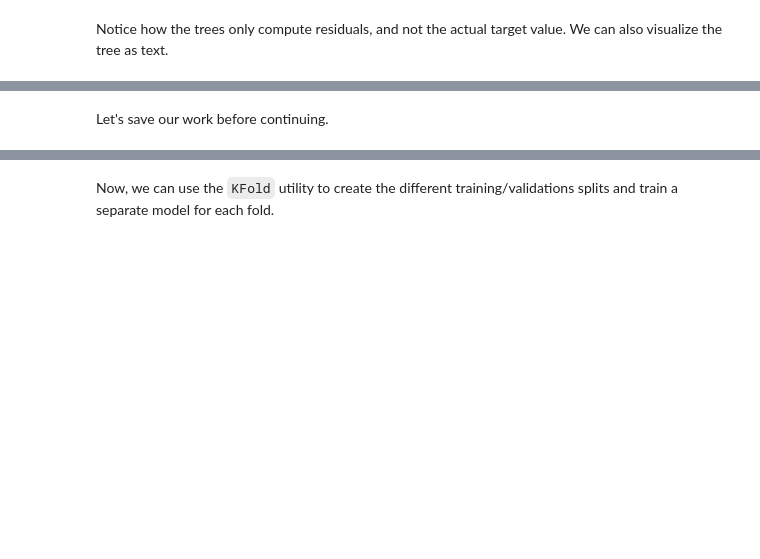
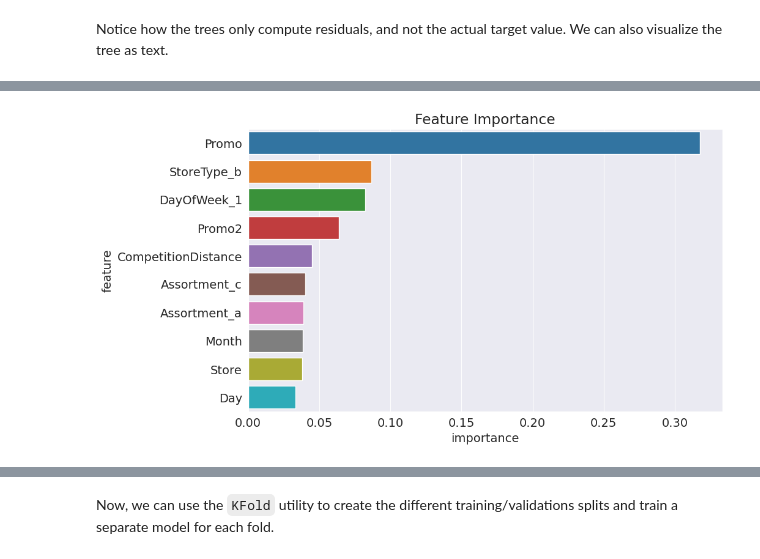
Before and after one commit to sridharstreaks/My-Kaggle-Projects, a Jupyter notebook: gbms-with-xgboost-intution-model-building.ipynb, the cells around one changed output, grey strips where cells are left out. Cells and saved outputs as stored; diff of their text form; code cells hidden in the pictures; blank space fills up the shorter version.

Commit message:
Kaggle Notebook | GBMs with XGBoost Intution & Model Building | Version 3

```diff
--- a/gbms-with-xgboost-intution-model-building.ipynb
+++ b/gbms-with-xgboost-intution-model-building.ipynb
@@ -725,5 +792,3 @@ from sklearn.preprocessing import MinMaxScaler
-# %%
-scaler = MinMaxScaler().fit(inputs[numeric_cols])
 # %%
 inputs[numeric_cols] = scaler.transform(inputs[numeric_cols])
 test_inputs[numeric_cols] = scaler.transform(test_inputs[numeric_cols])
@@ -740,0 +821,3 @@ encoded_cols = list(encoder.get_feature_names(categorical_cols))
+# %%
+encoded_cols = list(encoder.get_feature_names_out(categorical_cols))
+encoded_cols
@@ -800,0 +925,5 @@ model.fit(X, targets)
+# %%
+from tqdm import tqdm #importing tqdm to seeing the loading bar
+
+for i in tqdm(range(100)):
+    model.fit(X, targets)
@@ -822,11 +984,7 @@ rmse(preds, targets)
 
 We can visualize individual trees using `plot_tree` (note: this requires the `graphviz` library to be installed).
 # %%
-import matplotlib.pyplot as plt
 from xgboost import plot_tree
 from matplotlib.pylab import rcParams
-%matplotlib inline
-
-rcParams['figure.figsize'] = 30,30
 # %%
 plot_tree(model, rankdir='LR');
@@ -856,7 +1059,5 @@ importance_df.head(10)
 # %%
-import seaborn as sns
-plt.figure(figsize=(10,6))
 plt.title('Feature Importance')
 sns.barplot(data=importance_df.head(10), x='importance', y='feature');
+# %% [output]
+[figure, added]
-# %% [markdown]
-Let's save our work before continuing.
```
Also changed, not shown: parts of 64 cells of this notebook.
